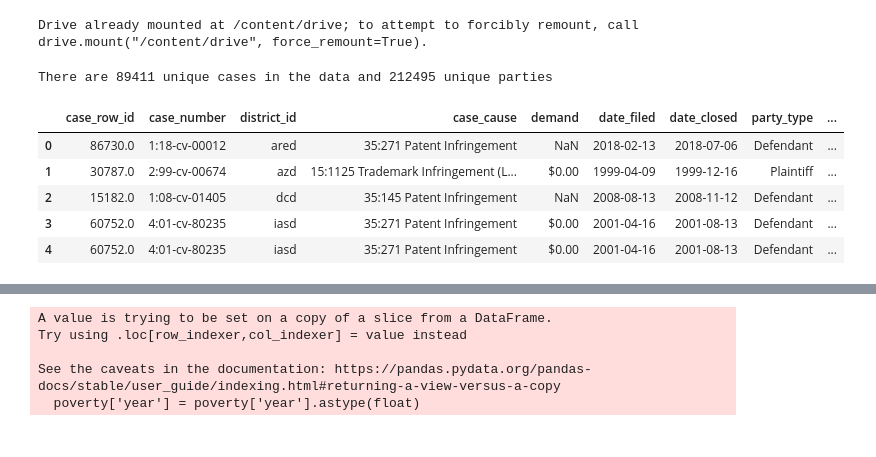
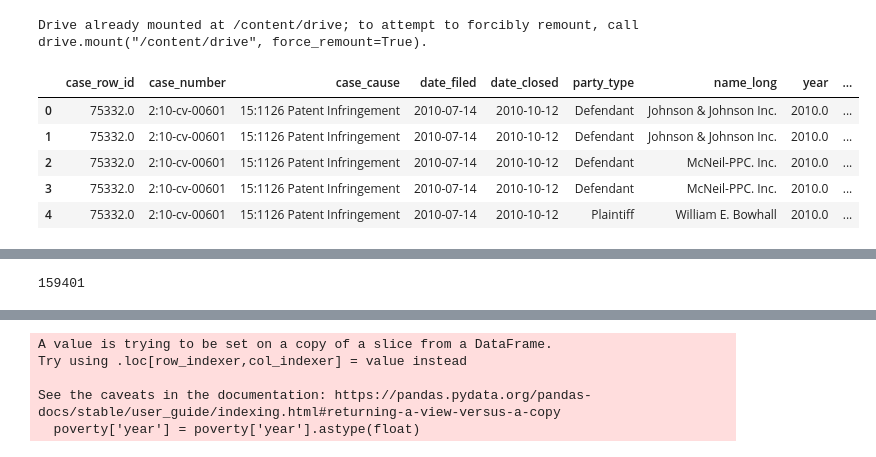
Before and after one commit to Sai0472003/PatentLitigation_Impact, a Jupyter notebook: Project1.ipynb, the cells around one changed output, grey strips where cells are left out. Drawn from its saved outputs; the diff is of its cells as text; code cells hidden in the pictures.

```diff
--- a/Project1.ipynb
+++ b/Project1.ipynb
@@ -36,15 +36,15 @@ poverty = poverty_dataset[['year','gini', 'polarization', 'palma_ratio']]
 # %%
 #merging the patent litigations files
 merged_litigations = pd.merge(cases, names, on='case_row_id', how='inner')
+merged_litigations['year'] = merged_litigations['date_closed'].str[0:4].astype(float)
-# %% [output]
-There are 89411 unique cases in the data and 212495 unique parties
 # %%
+complete_merged = pd.merge(merged_litigations, poverty, on='year', how='inner')
 complete_merged['year'] = complete_merged['date_closed'].str[0:4].astype(float)
 complete_merged.head()
 # %% [output]
-|  | case_row_id | case_number | district_id | case_cause | demand | date_filed | date_closed | party_type | ... |
-| 0 | 86730.0 | 1:18-cv-00012 | ared | 35:271 Patent Infringement | NaN | 2018-02-13 | 2018-07-06 | Defendant | ... |
-| 1 | 30787.0 | 2:99-cv-00674 | azd | 15:1125 Trademark Infringement (L... | $0.00 | 1999-04-09 | 1999-12-16 | Plaintiff | ... |
-| 2 | 15182.0 | 1:08-cv-01405 | dcd | 35:145 Patent Infringement | NaN | 2008-08-13 | 2008-11-12 | Defendant | ... |
-| 3 | 60752.0 | 4:01-cv-80235 | iasd | 35:271 Patent Infringement | $0.00 | 2001-04-16 | 2001-08-13 | Defendant | ... |
-| 4 | 60752.0 | 4:01-cv-80235 | iasd | 35:271 Patent Infringement | $0.00 | 2001-04-16 | 2001-08-13 | Defendant | ... |
+|  | case_row_id | case_number | case_cause | date_filed | date_closed | party_type | name_long | year | ... |
+| 0 | 75332.0 | 2:10-cv-00601 | 15:1126 Patent Infringement | 2010-07-14 | 2010-10-12 | Defendant | Johnson & Johnson Inc. | 2010.0 | ... |
+| 1 | 75332.0 | 2:10-cv-00601 | 15:1126 Patent Infringement | 2010-07-14 | 2010-10-12 | Defendant | Johnson & Johnson Inc. | 2010.0 | ... |
+| 2 | 75332.0 | 2:10-cv-00601 | 15:1126 Patent Infringement | 2010-07-14 | 2010-10-12 | Defendant | McNeil-PPC. Inc. | 2010.0 | ... |
+| 3 | 75332.0 | 2:10-cv-00601 | 15:1126 Patent Infringement | 2010-07-14 | 2010-10-12 | Defendant | McNeil-PPC. Inc. | 2010.0 | ... |
+| 4 | 75332.0 | 2:10-cv-00601 | 15:1126 Patent Infringement | 2010-07-14 | 2010-10-12 | Plaintiff | William E. Bowhall | 2010.0 | ... |
@@ -71,3 +65,8 @@ complete_merged
 | 49581 | 37186.0 | 2:08-cv-00045 | wyd | 35:271 Patent Infringement | NaN | 2008-02-19 | 2009-07-20 | Defendant | ... |
 | 49582 | 37186.0 | 2:08-cv-00045 | wyd | 35:271 Patent Infringement | NaN | 2008-02-19 | 2009-07-20 | Defendant | ... |
 49583 rows × 14 columns
+# %%
+patents = pd.read_csv("/content/drive/My Drive/ECO225_Final_Project/PART1/patents.csv")
+len(patents)
+# %% [output]
+159401
```
Also changed, not shown: parts of 5 cells of this notebook.
